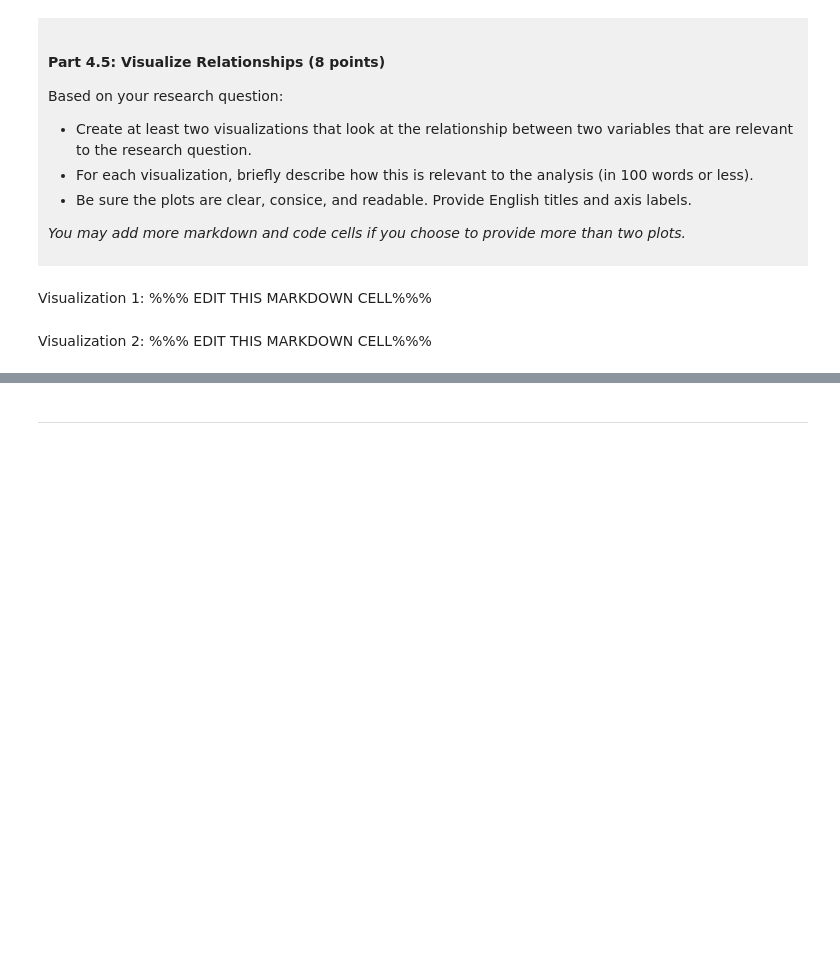
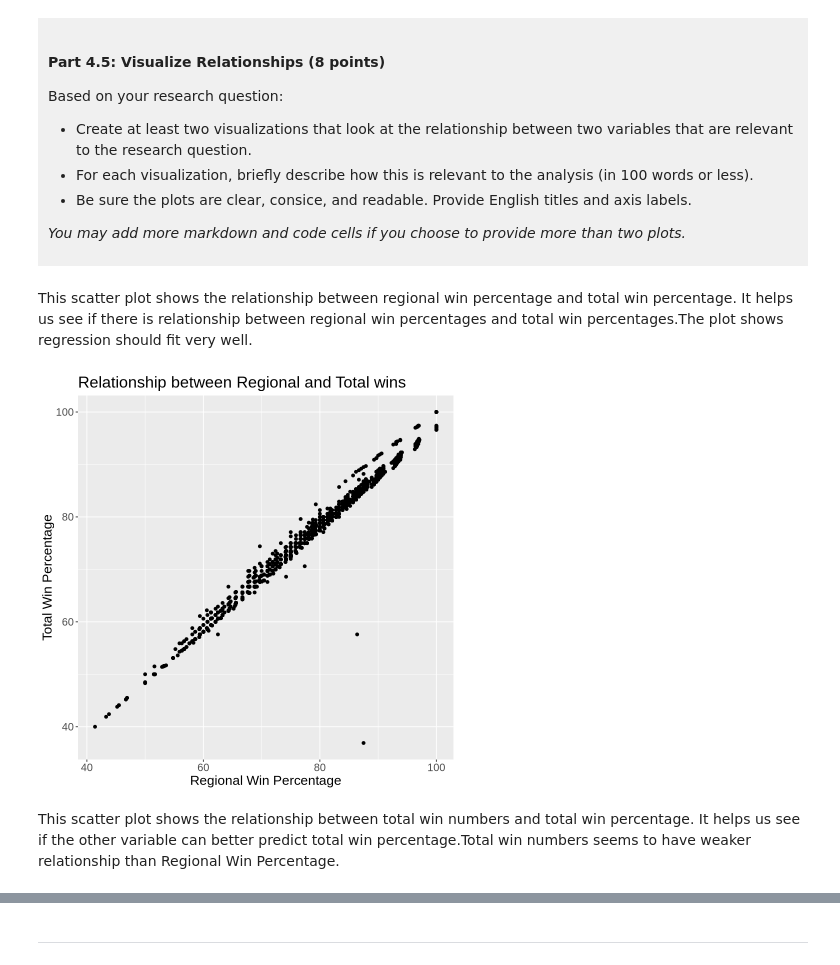
Before and after one commit to RUIXIZHANG2026/dsci-100-project-Cecelia-Zhang, a Jupyter notebook: dsci-100-project-notebook.ipynb, the cells around one changed output, grey strips where cells are left out. Saved outputs shown, nothing was run; the diff lists cells and outputs as text; code cells hidden in the pictures; blank space fills up the shorter version.

```diff
--- a/dsci-100-project-notebook.ipynb
+++ b/dsci-100-project-notebook.ipynb
@@ -314,9 +370,20 @@ Based on your research question:
 *You may add more markdown and code cells if you choose to provide more than two plots.*
 </div>
 # %% [markdown]
-Visualization 1: %%% EDIT THIS MARKDOWN CELL%%%
+This scatter plot shows the relationship between regional win percentage and total win percentage. It helps us see if there is relationship between regional win percentages and total win percentages.The plot shows regression should fit very well.
 # %%
-### EDIT THIS CODE CELL FOR VISUALIZATION 1###
+vis1 <- ggplot(data_seleced, aes(x = reg_wins_pct,y = total_wins_pct)) +
+  geom_point() +
+  labs(
+    x = "Regional Win Percentage",
+    y = "Total Win Percentage",
+    title = "Relationship between Regional and Total wins"
+  ) +
+  theme(text = element_text(size = 16))
+
+vis1
+# %% [output]
+[figure, added]
 # %% [markdown]
-Visualization 2: %%% EDIT THIS MARKDOWN CELL%%%
+This scatter plot shows the relationship between total win numbers and total win percentage. It helps us see if the other variable can better predict total win percentage.Total win numbers seems to have weaker relationship than Regional Win Percentage.
 # %%
```
Also changed, not shown: parts of 7 cells of this notebook.
